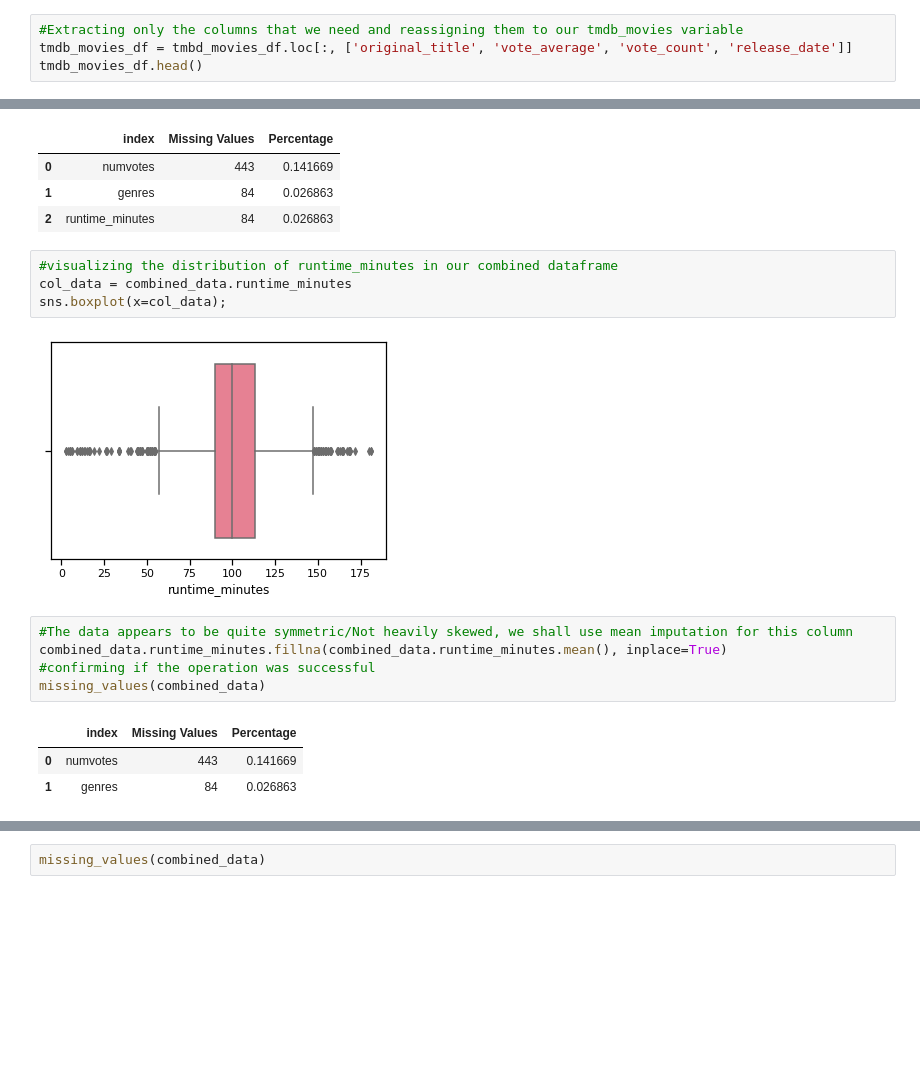
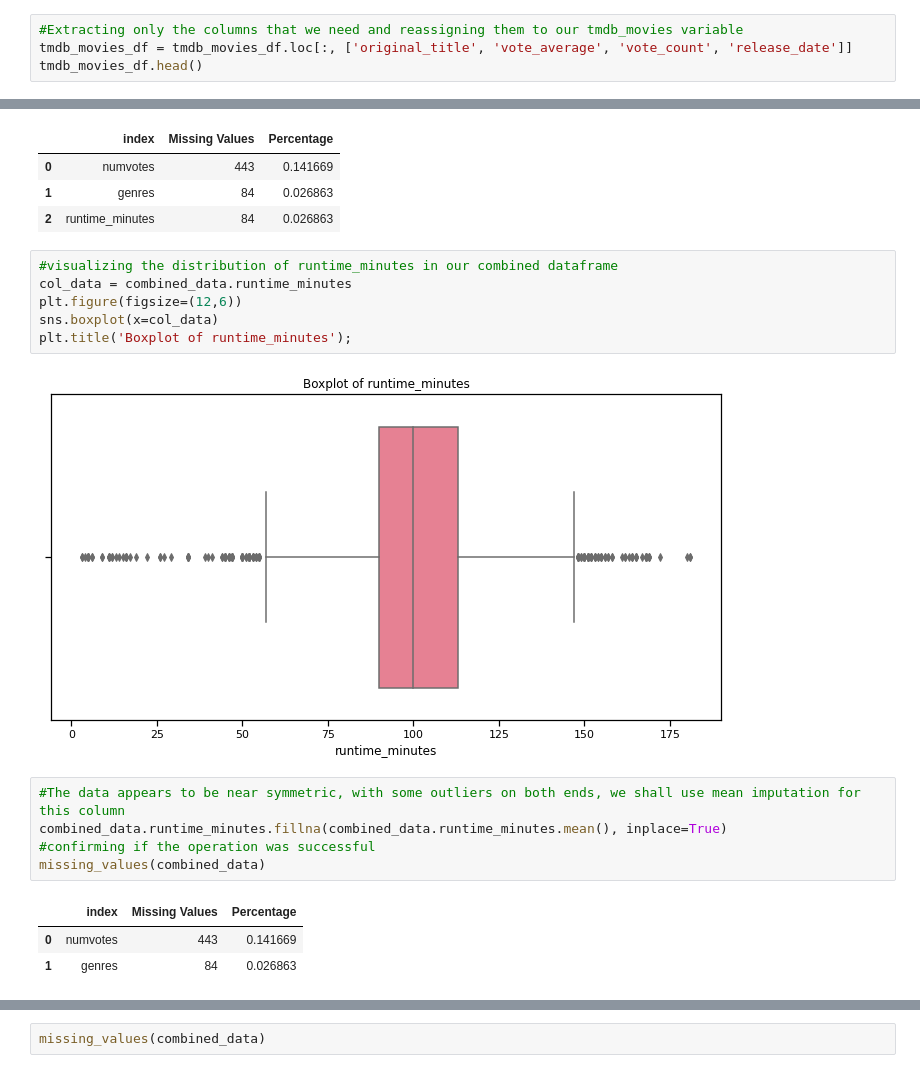
Before and after one commit to WanjaoColins/Movie-Analysis-Microsoft-Studio, a Jupyter notebook: Movie-Success-Strategies-Microsoft.ipynb, the cells around one changed output, grey strips where cells are left out. Saved outputs shown, nothing was run; the diff lists cells and outputs as text; blank space fills up the shorter version.

```diff
--- a/Movie-Success-Strategies-Microsoft.ipynb
+++ b/Movie-Success-Strategies-Microsoft.ipynb
@@ -541,7 +529,7 @@ vote_count             int64
 dtype: object
 # %%
 #Extracting only the columns that we need and reassigning them to our tmdb_movies variable
-tmdb_movies_df = tmbd_movies_df.loc[:, ['original_title', 'vote_average', 'vote_count', 'release_date']]
+tmdb_movies_df = tmdb_movies_df.loc[:, ['original_title', 'vote_average', 'vote_count', 'release_date']]
 tmdb_movies_df.head()
 # %% [output]
 |  | original_title | vote_average | vote_count | release_date |
@@ -612,11 +602,13 @@ missing_values(combined_data)
 # %%
 #visualizing the distribution of runtime_minutes in our combined dataframe
 col_data = combined_data.runtime_minutes
-sns.boxplot(x=col_data);
+plt.figure(figsize=(12,6))
+sns.boxplot(x=col_data)
+plt.title('Boxplot of runtime_minutes');
 # %% [output]
-[figure, old version]
+[figure, new version]
 # %%
-#The data appears to be quite symmetric/Not heavily skewed, we shall use mean imputation for this column
+#The data appears to be near symmetric, with some outliers on both ends, we shall use mean imputation for this column
 combined_data.runtime_minutes.fillna(combined_data.runtime_minutes.mean(), inplace=True)
 #confirming if the operation was successful
 missing_values(combined_data)
```
Also changed, not shown: parts of 39 cells of this notebook, 15 other files.
